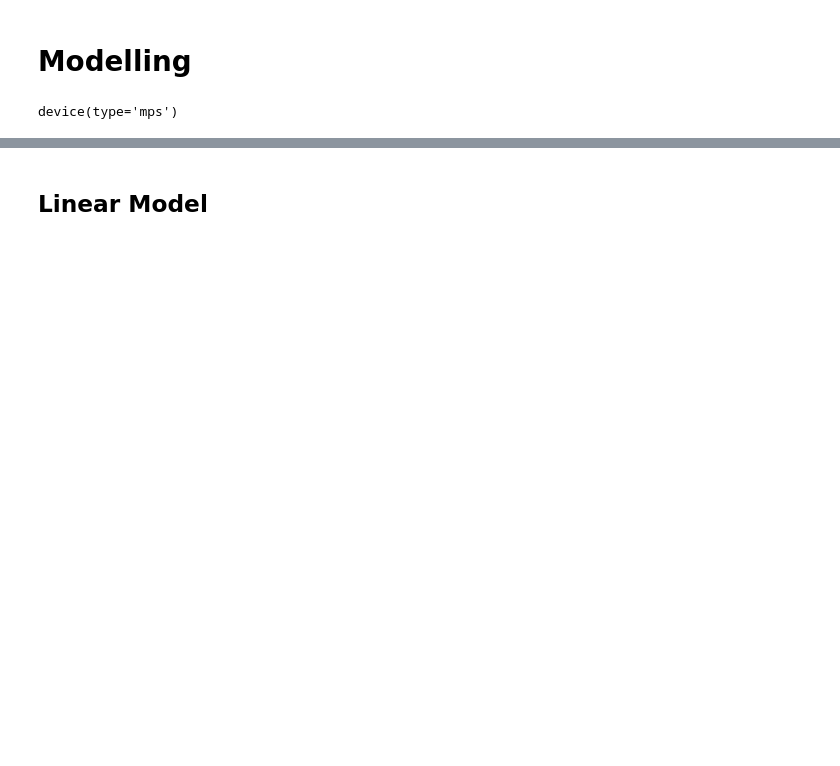
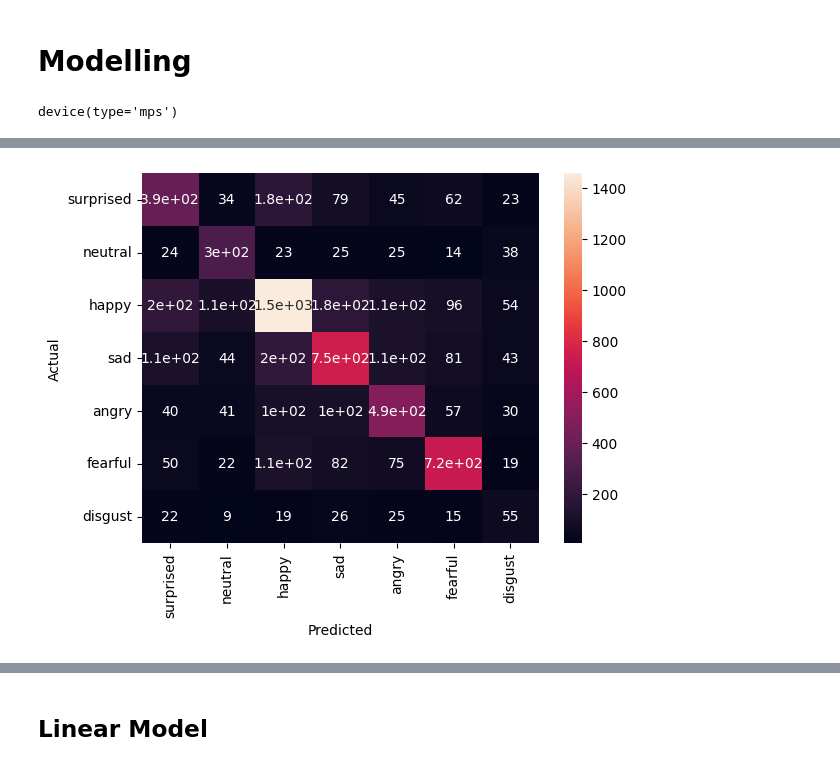
Before and after one commit to Mingtaros/Emotion_Classifier_from_Speech_Text, a Jupyter notebook: Emotion Text Classifier.ipynb, the cells around one changed output, grey strips where cells are left out. Drawn from its saved outputs; the diff is of its cells as text; code cells hidden in the pictures; blank space fills up the shorter version.

```diff
--- a/Emotion Text Classifier.ipynb
+++ b/Emotion Text Classifier.ipynb
@@ -187,0 +207,2 @@ Name: Emotion_uniform, dtype: int64
+# %%
+X_lin_train, y_lin_train = smote.fit_resample(X_lin_train, y_lin_train)
@@ -250,0 +267,4 @@ device(type='mps')
+# %%
+logreg = LogisticRegression(multi_class='ovr', random_state=3407)
+
+logreg.fit(X_lin_train, y_lin_train)
@@ -250,0 +332,11 @@ device(type='mps')
+# %%
+logreg = LogisticRegression(
+    C=3.2084436981919744,
+    max_iter=1548,
+    tol=1.0993608291010027e-05,
+    multi_class='ovr',
+    solver='lbfgs',
+    random_state=3407
+)
+
+logreg.fit(X_lin_train, y_lin_train)
@@ -250,0 +368,12 @@ device(type='mps')
+# %%
+y_lin_pred = logreg.predict(X_lin_val)
+# y_lin_pred = ranfor.predict(X_lin_val)
+# y_lin_pred = xgb.predict(X_lin_val)
+# %%
+cm = pd.DataFrame(confusion_matrix(y_lin_val, y_lin_pred), index=emotions_dict.values(), columns=emotions_dict.values())
+sns.heatmap(cm, annot=True)
+plt.xlabel("Predicted")
+plt.ylabel("Actual")
+plt.show()
+# %% [output]
+[figure, added]
```
Also changed, not shown: parts of 68 cells of this notebook, 3 other files.
